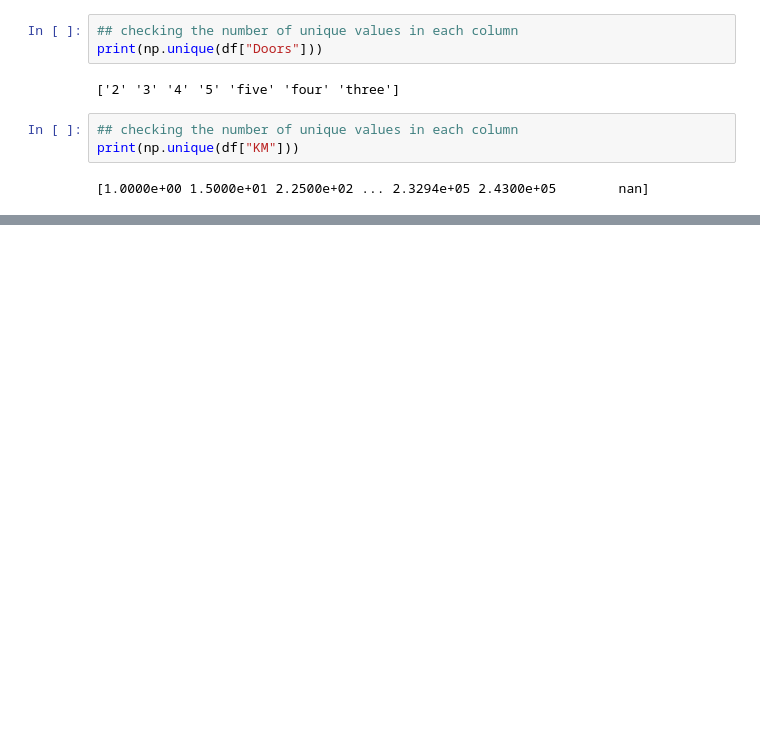
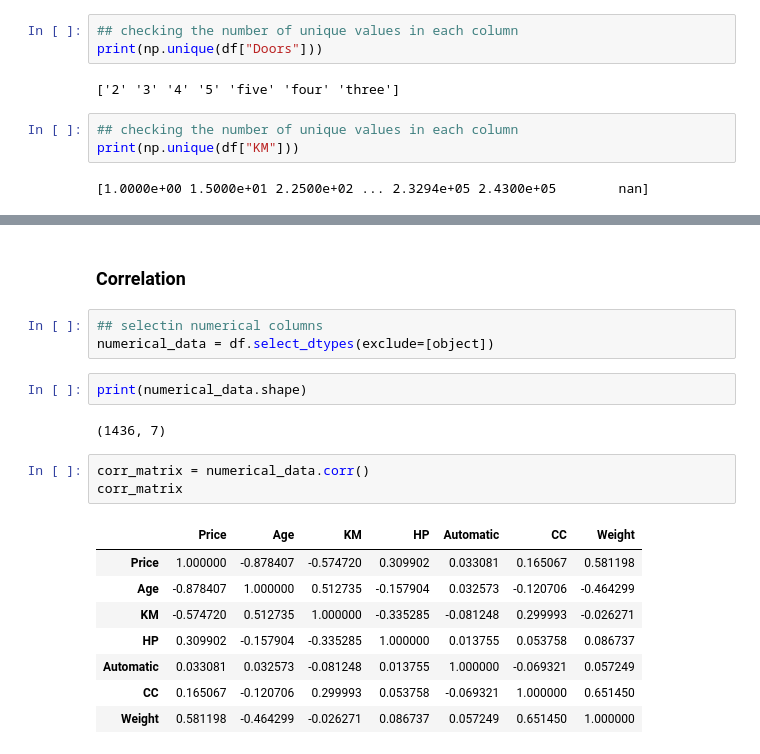
Before and after one commit to Hertybaby/ml-work-datasets, a Jupyter notebook: Introduction.ipynb, the cells around one changed output, grey strips where cells are left out. Cells and saved outputs as stored; diff of their text form; blank space fills up the shorter version.

```diff
--- a/Introduction.ipynb
+++ b/Introduction.ipynb
@@ -255,0 +333,21 @@ print(np.unique(df["KM"]))
+# %% [markdown]
+### Correlation
+# %%
+## selectin numerical columns
+numerical_data = df.select_dtypes(exclude=[object])
+# %%
+print(numerical_data.shape)
+# %% [output]
+(1436, 7)
+# %%
+corr_matrix = numerical_data.corr()
+corr_matrix
+# %% [output]
+|  | Price | Age | KM | HP | Automatic | CC | Weight |
+| Price | 1.000000 | -0.878407 | -0.574720 | 0.309902 | 0.033081 | 0.165067 | 0.581198 |
+| Age | -0.878407 | 1.000000 | 0.512735 | -0.157904 | 0.032573 | -0.120706 | -0.464299 |
+| KM | -0.574720 | 0.512735 | 1.000000 | -0.335285 | -0.081248 | 0.299993 | -0.026271 |
+| HP | 0.309902 | -0.157904 | -0.335285 | 1.000000 | 0.013755 | 0.053758 | 0.086737 |
+| Automatic | 0.033081 | 0.032573 | -0.081248 | 0.013755 | 1.000000 | -0.069321 | 0.057249 |
+| CC | 0.165067 | -0.120706 | 0.299993 | 0.053758 | -0.069321 | 1.000000 | 0.651450 |
+| Weight | 0.581198 | -0.464299 | -0.026271 | 0.086737 | 0.057249 | 0.651450 | 1.000000 |
```
Also changed, not shown: parts of 25 cells of this notebook.
